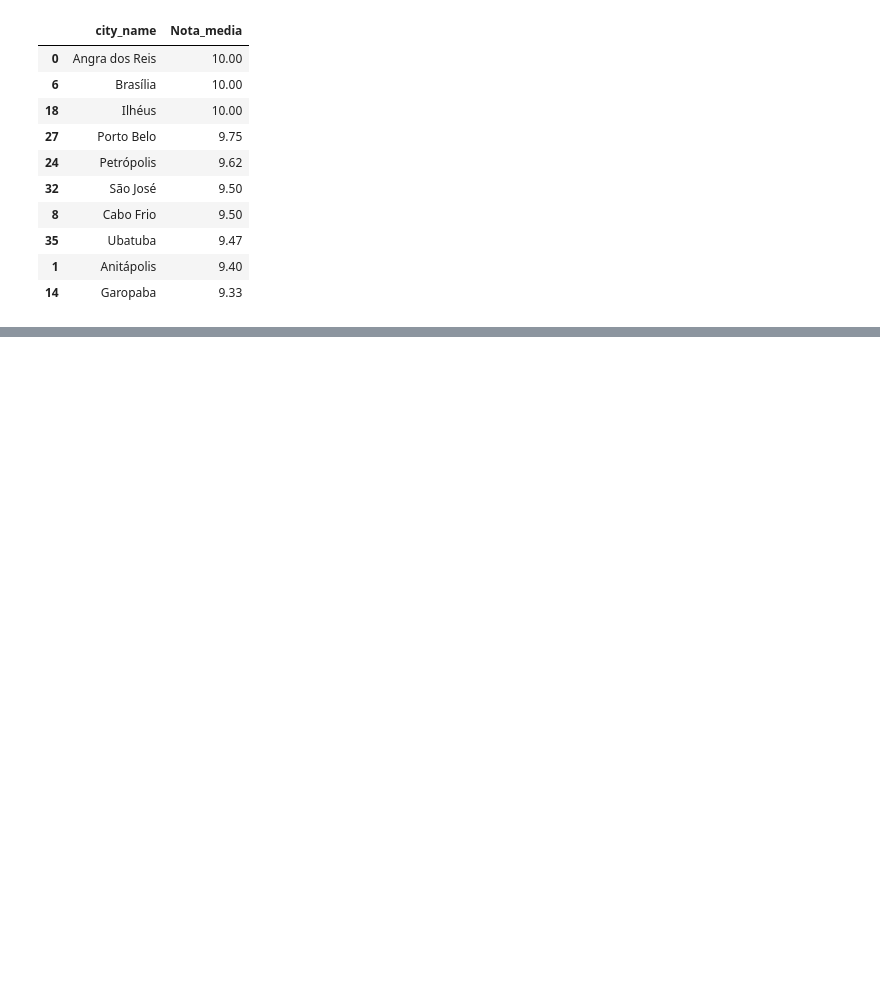
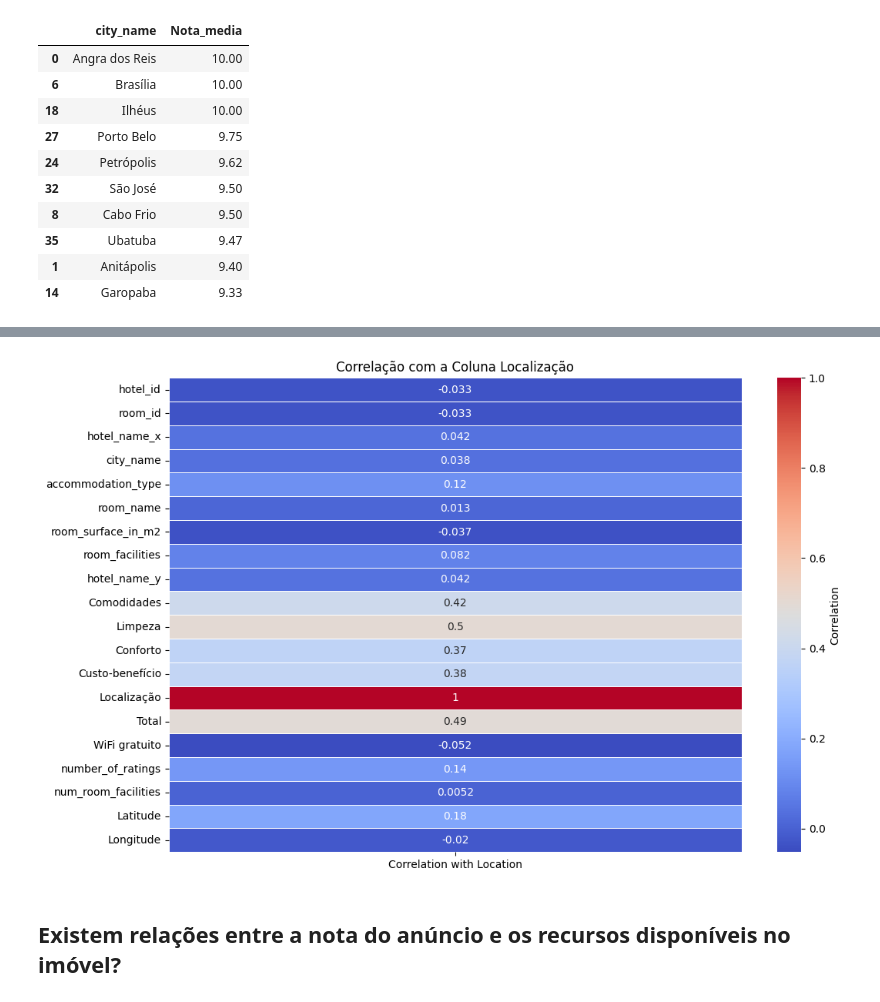
Before and after one commit to JoaoADAP/seazone-data-challenge, a Jupyter notebook: seazone-data-challenge.ipynb, the cells around one changed output, grey strips where cells are left out. Cells and saved outputs as stored; diff of their text form; code cells hidden in the pictures; blank space fills up the shorter version.

```diff
--- a/seazone-data-challenge.ipynb
+++ b/seazone-data-challenge.ipynb
@@ -177,0 +224,3 @@ imoveis[imoveis['city_name'] == lista_city[i]][['city_name', 'number_of_ratings'
+# %%
+imoveis_city = imoveis[['city_name', 'Localização']].drop_duplicates(subset='city_name')
+imoveis_city
@@ -177,0 +245,8 @@ imoveis[imoveis['city_name'] == lista_city[i]][['city_name', 'number_of_ratings'
+# %%
+#Pegando a Loatitude e longitude para CITY_NAME
+
+from geopy.geocoders import Nominatim
+
+geolocator = Nominatim(user_agent="myLocation")
+location = geolocator.geocode("Porto Belo")
+location.point
@@ -177,0 +336,10 @@ imoveis[imoveis['city_name'] == lista_city[i]][['city_name', 'number_of_ratings'
+# %%
+# Supondo que 'imoveis_corr' é o DataFrame após as modificações desejadas
+# Exemplo hipotético:
+# imoveis_corr = ...
+
+# Calcula as correlações em relação à coluna 'Localização'
+correlation_with_location = imoveis_corr.corrwith(imoveis_corr['Localização'])
+
+# Exibe as correlações
+print(correlation_with_location)
@@ -177,0 +364,13 @@ imoveis[imoveis['city_name'] == lista_city[i]][['city_name', 'number_of_ratings'
+# %%
+plt.figure(figsize=(12, 8))
+
+# Converte a série em um DataFrame
+correlation_df = pd.DataFrame({'Correlation with Location': correlation_with_location})
+
+sns.heatmap(correlation_df, annot=True, cmap='coolwarm', linewidths=.5, cbar_kws={'label': 'Correlation'})
+plt.title('Correlação com a Coluna Localização')
+plt.show()
+# %% [output]
+[figure, added]
+# %% [markdown]
+## Existem relações entre a nota do anúncio e os recursos disponíveis no imóvel?
```
Also changed, not shown: parts of 30 cells of this notebook.
